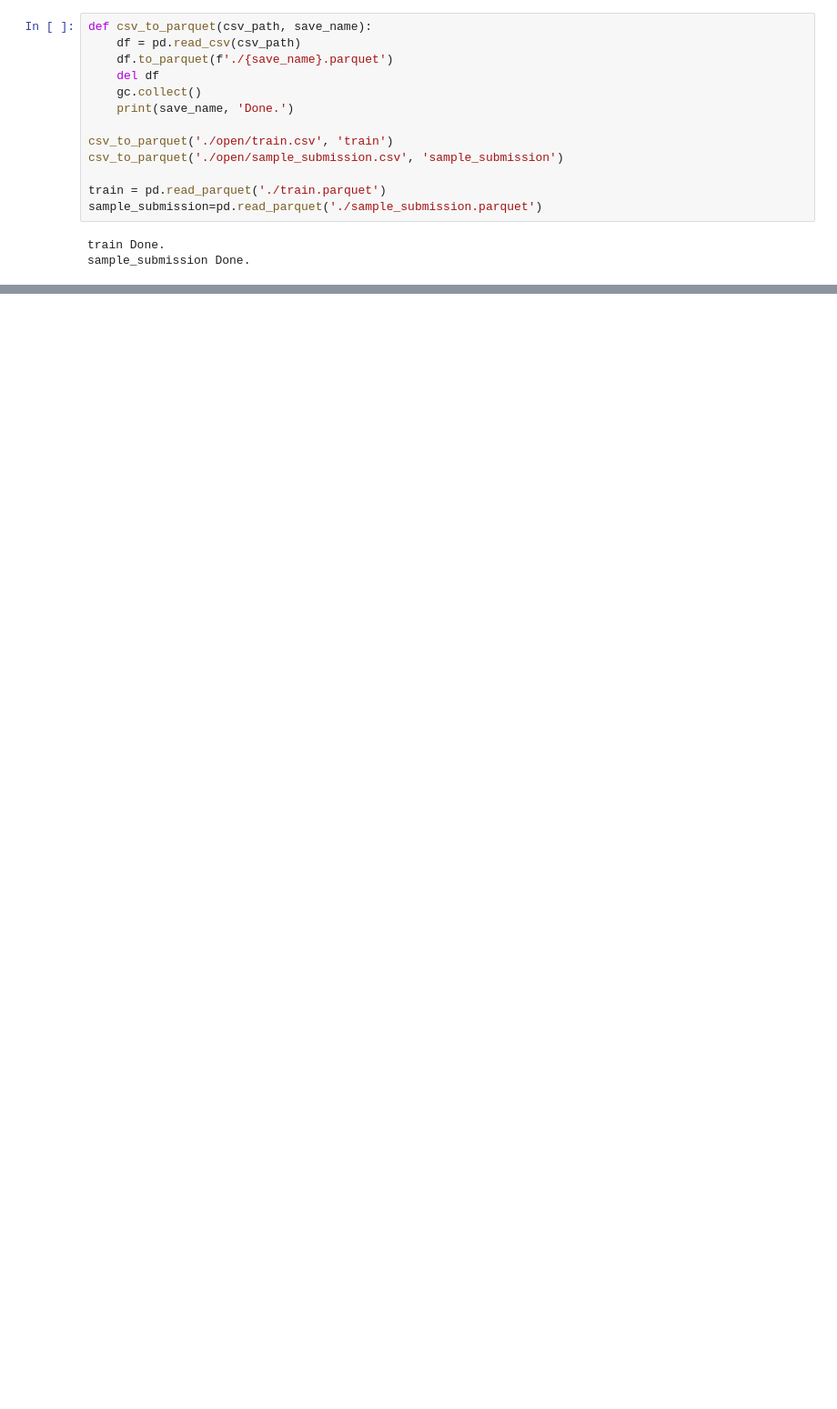
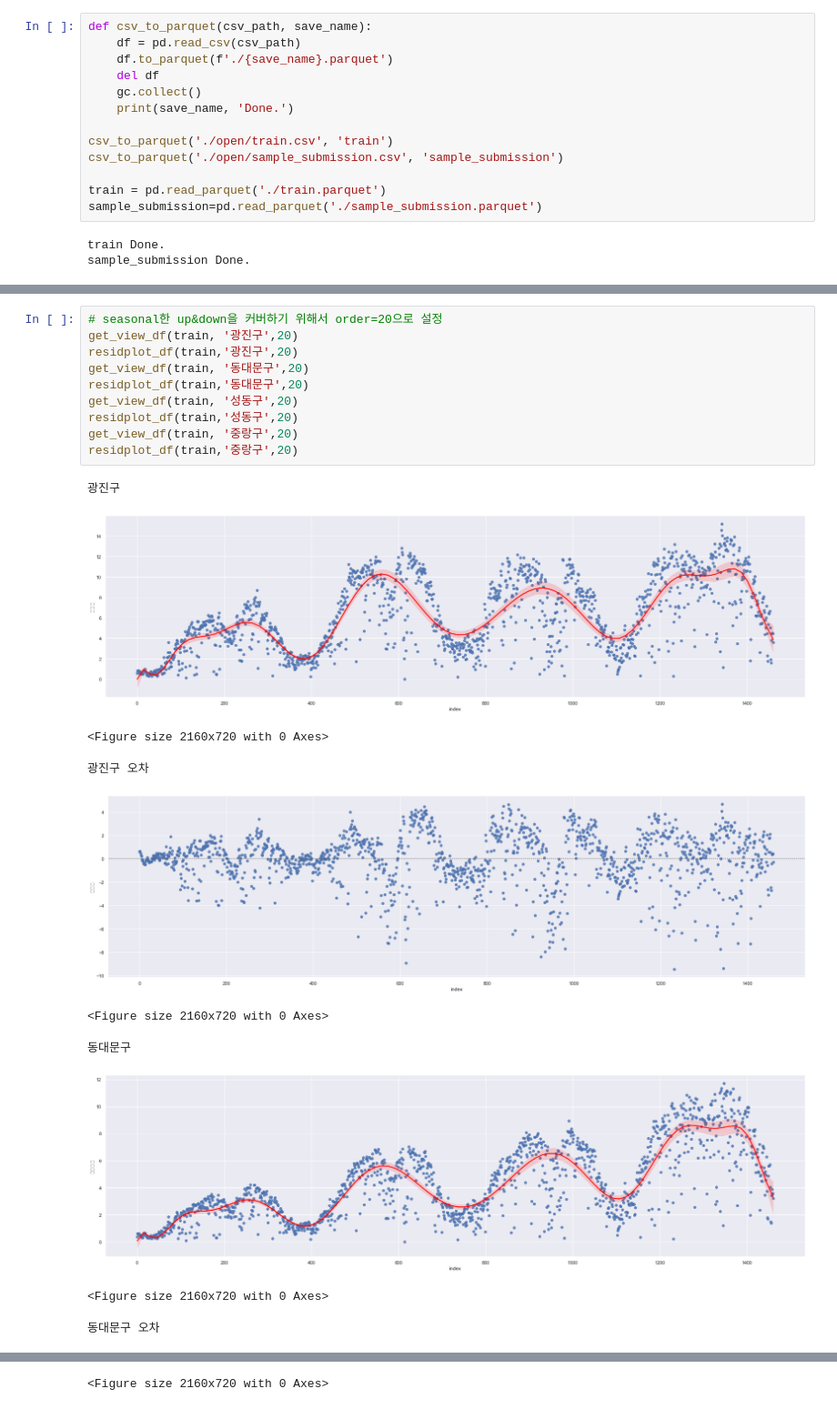
Before and after one commit to yejun0327/jupyter1, a Jupyter notebook: Yejun_1121.ipynb, the cells around one changed output, grey strips where cells are left out. Shown at 91% size. Saved outputs shown, nothing was run; the diff lists cells and outputs as text; blank space fills up the shorter version.

```diff
--- a/Yejun_1121.ipynb
+++ b/Yejun_1121.ipynb
@@ -51,0 +92,21 @@ get_view_df(train, '중랑구')
+# %%
+# seasonal한 up&down을 커버하기 위해서 order=20으로 설정
+get_view_df(train, '광진구',20)
+residplot_df(train,'광진구',20)
+get_view_df(train, '동대문구',20)
+residplot_df(train,'동대문구',20)
+get_view_df(train, '성동구',20)
+residplot_df(train,'성동구',20)
+get_view_df(train, '중랑구',20)
+residplot_df(train,'중랑구',20)
+# %% [output]
+광진구
+[figure, added]
+<Figure size 2160x720 with 0 Axes>
+광진구 오차
+[figure, added]
+<Figure size 2160x720 with 0 Axes>
+동대문구
+[figure, added]
+<Figure size 2160x720 with 0 Axes>
+동대문구 오차
@@ -51,0 +114 @@ get_view_df(train, '중랑구')
+<Figure size 2160x720 with 0 Axes>
```
Also changed, not shown: parts of 9 cells of this notebook.
